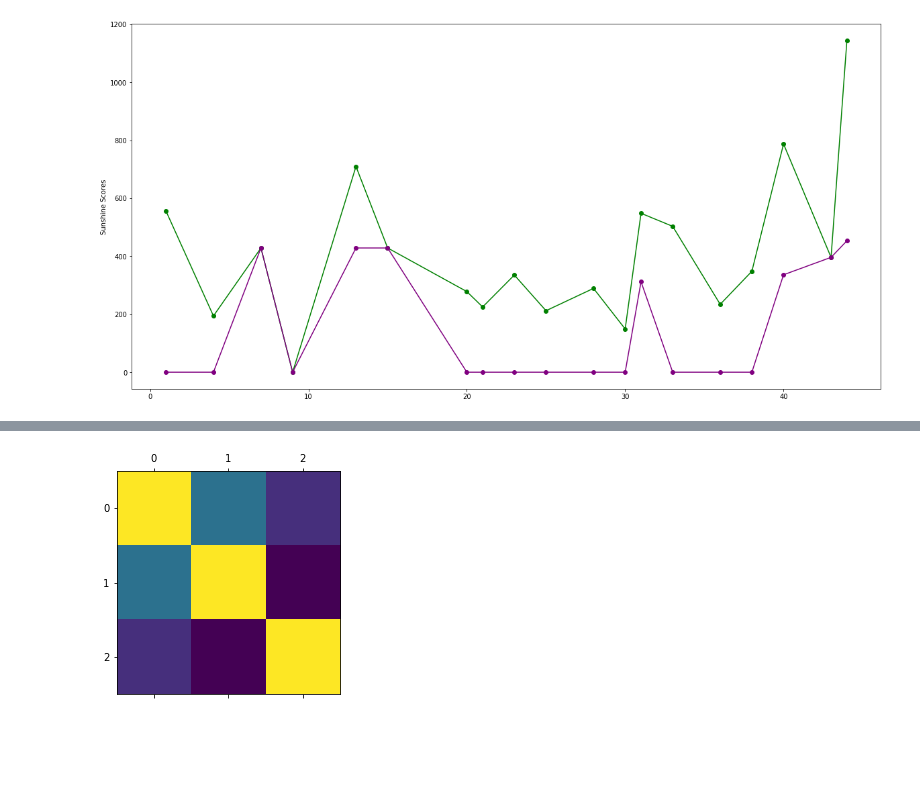
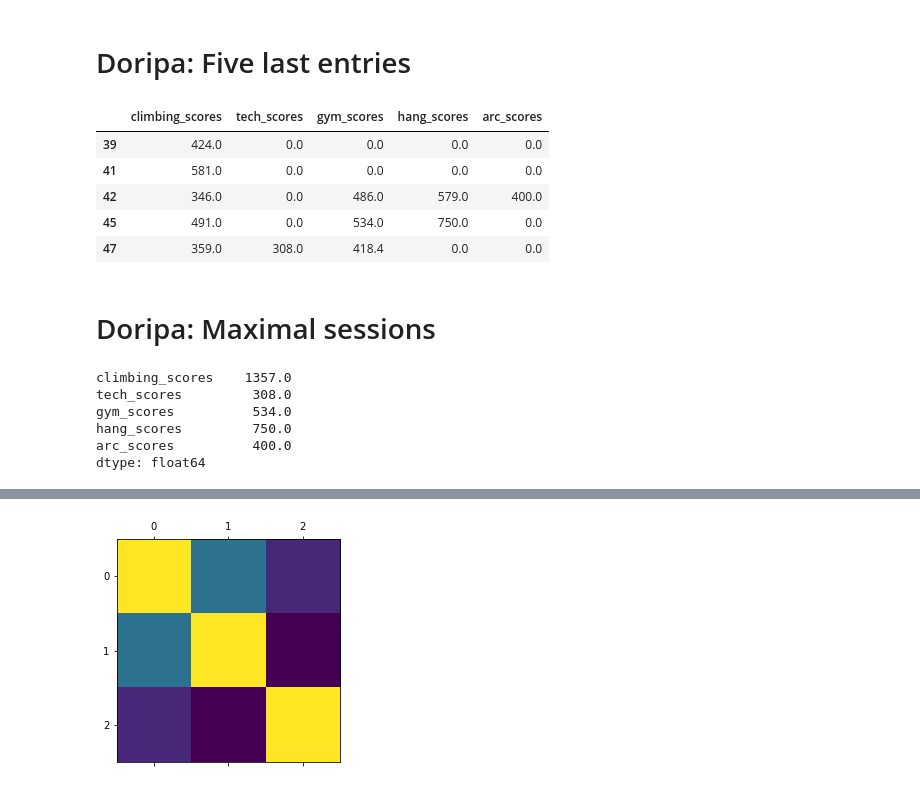
Before and after one commit to gardiac2002/monkies, a Jupyter notebook: Sessions Analysis.ipynb, the cells around one changed output, grey strips where cells are left out. Saved outputs shown, nothing was run; the diff lists cells and outputs as text; code cells hidden in the pictures; blank space fills up the shorter version.

```diff
--- a/Sessions Analysis.ipynb
+++ b/Sessions Analysis.ipynb
@@ -145,10 +143,22 @@ plt.show()
-# %%
-plt.figure(figsize=(20,10))
-plt.plot(sunshine_sessions.scores,  marker='o', color='green')
-plt.plot(sunshine_sessions.hang_scores, marker='o', color='purple')
-# for future - take a look as well on the climbing score + gymnastics score
-# for instance with matplotlib stackplot
-plt.ylabel('Sunshine Scores')
-plt.show()
-# %% [output]
-[figure, removed]
+# %% [markdown]
+# Doripa: Five last entries
+# %%
+doripa.tail()[['climbing_scores', 'tech_scores', 'gym_scores', 'hang_scores', 'arc_scores']]
+# %% [output]
+|  | climbing_scores | tech_scores | gym_scores | hang_scores | arc_scores |
+| 39 | 424.0 | 0.0 | 0.0 | 0.0 | 0.0 |
+| 41 | 581.0 | 0.0 | 0.0 | 0.0 | 0.0 |
+| 42 | 346.0 | 0.0 | 486.0 | 579.0 | 400.0 |
+| 45 | 491.0 | 0.0 | 534.0 | 750.0 | 0.0 |
+| 47 | 359.0 | 308.0 | 418.4 | 0.0 | 0.0 |
+# %% [markdown]
+# Doripa: Maximal sessions
+# %%
+doripa[['climbing_scores', 'tech_scores', 'gym_scores', 'hang_scores', 'arc_scores']].max()
+# %% [output]
+climbing_scores    1357.0
+tech_scores         308.0
+gym_scores          534.0
+hang_scores         750.0
+arc_scores          400.0
+dtype: float64
```
Also changed, not shown: parts of 18 cells of this notebook, 2 other files.
